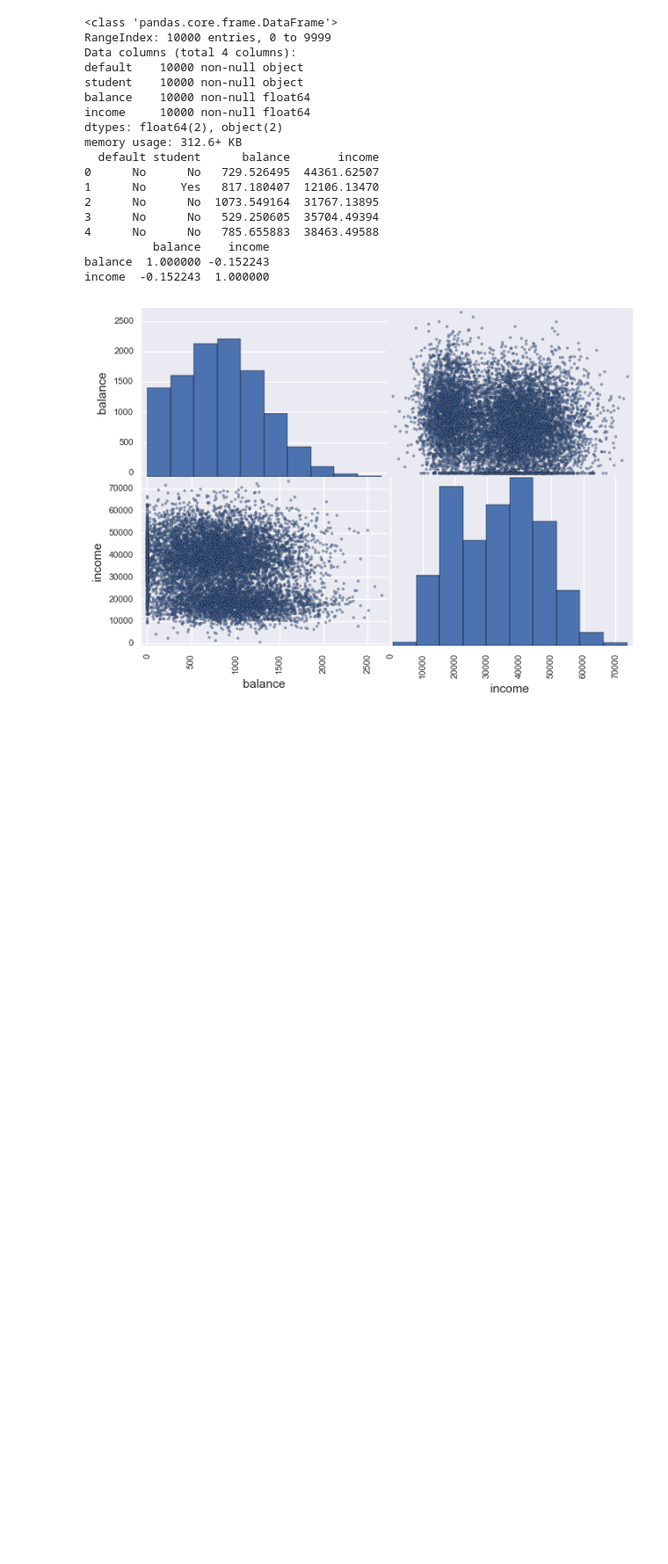
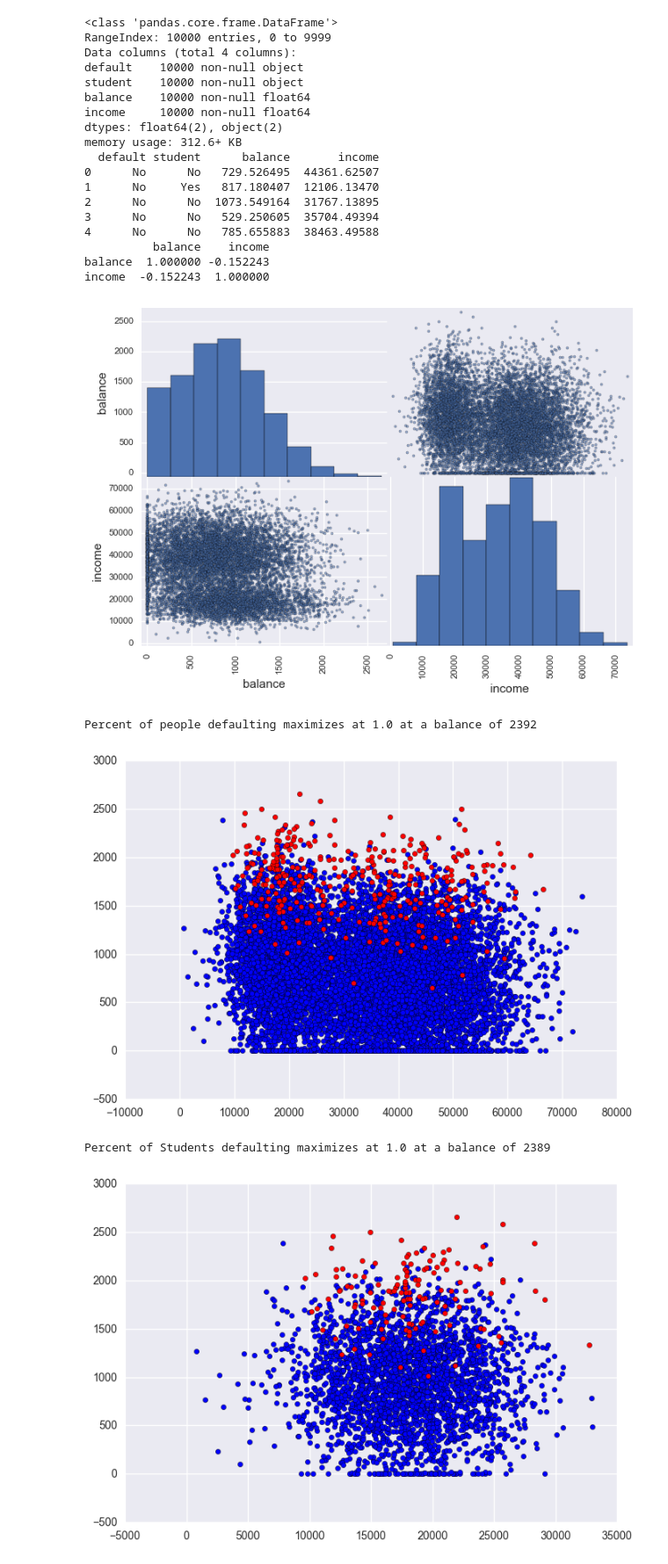
Before and after one commit to MSpearing/Data_Science, a Jupyter notebook: Lab5/Lab5_Michael.ipynb, the cells around one changed output. Shown at 88% size. Drawn from its saved outputs; the diff is of its cells as text; code cells hidden in the pictures; blank space fills up the shorter version.

```diff
--- a/Lab5/Lab5_Michael.ipynb
+++ b/Lab5/Lab5_Michael.ipynb
@@ -285,6 +231,48 @@ memory usage: 312.6+ KB
 balance  1.000000 -0.152243
 income  -0.152243  1.000000
 [figure]
+# %%
+# Digging through the data to get some insight
+default_Yes = default.loc[default['default'] == 'Yes']
+default_No = default.loc[default['default'] == 'No']
+plt.scatter(default_No['income'], default_No['balance'], c='b')
+plt.scatter(default_Yes['income'], default_Yes['balance'], c='r')
+maxVal = -1
+minBal = 0
+for balance in range(1000, 2750):
+    count_All = default.loc[(default['balance'] > balance)]
+    count_default = default.loc[(default['default'] == 'Yes')&(default['balance'] > balance)]
+    if(len(count_All) == 0):
+        continue
+    if len(count_default)/float(len(count_All)) > maxVal:
+        maxVal = len(count_default)/float(len(count_All))
+        minBal = balance
+print("Percent of people defaulting maximizes at %s at a balance of %s" %(maxVal, minBal))
+plt.show()
+
+default_Student = default.loc[default['student'] == 'Yes']
+default_Yes = default_Student.loc[default_Student['default'] == 'Yes']
+default_No = default_Student.loc[default_Student['default'] == 'No']
+plt.scatter(default_No['income'], default_No['balance'], c='b')
+plt.scatter(default_Yes['income'], default_Yes['balance'], c='r')
+
+maxVal = -1
+minBal = 0
+for balance in range(1000, 2750):
+    count_All = default_Student.loc[(default_Student['balance'] > balance)]
+    count_default = default_Student.loc[(default_Student['default'] == 'Yes')&(default_Student['balance'] > balance)]
+    if(len(count_All) == 0):
+        continue
+    if len(count_default)/float(len(count_All)) > maxVal:
+        maxVal = len(count_default)/float(len(count_All))
+        minBal = balance
+print("Percent of Students defaulting maximizes at %s at a balance of %s" %(maxVal, minBal))
+plt.show()
+# %% [output]
+Percent of people defaulting maximizes at 1.0 at a balance of 2392
+[figure, added]
+Percent of Students defaulting maximizes at 1.0 at a balance of 2389
+[figure, added]
 # %%
 # A) Fit a logistic regression model that uses
 # income and balance to predict default.
```
Also changed, not shown: parts of 27 cells of this notebook.
